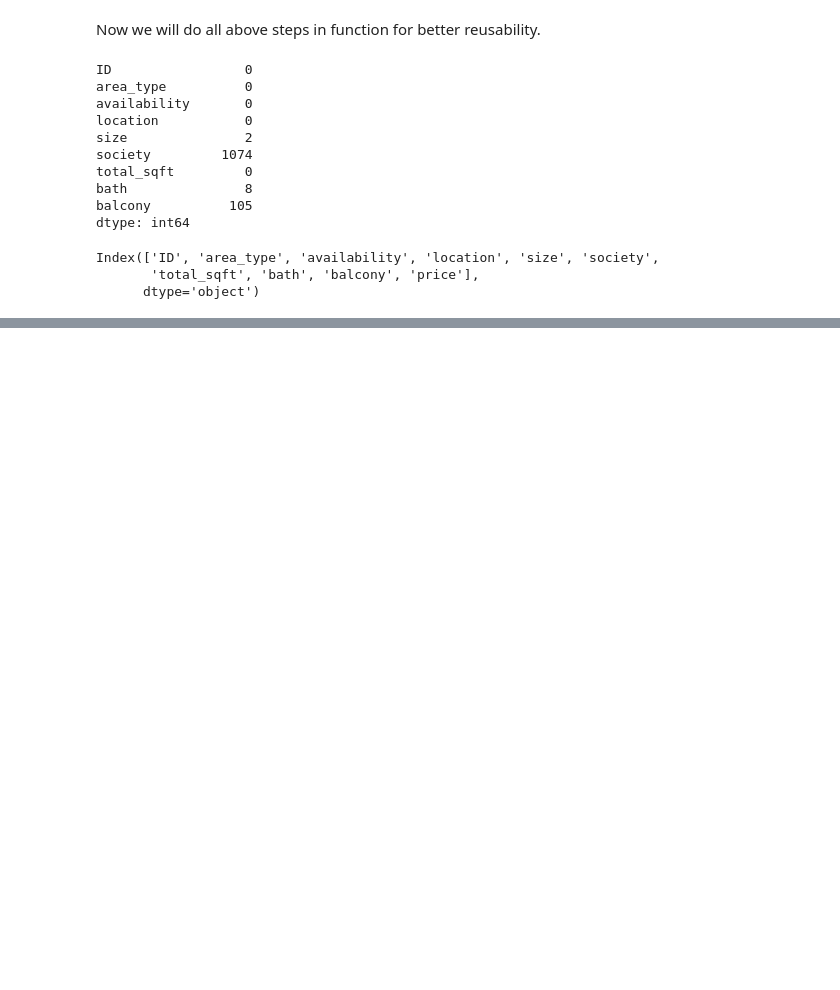
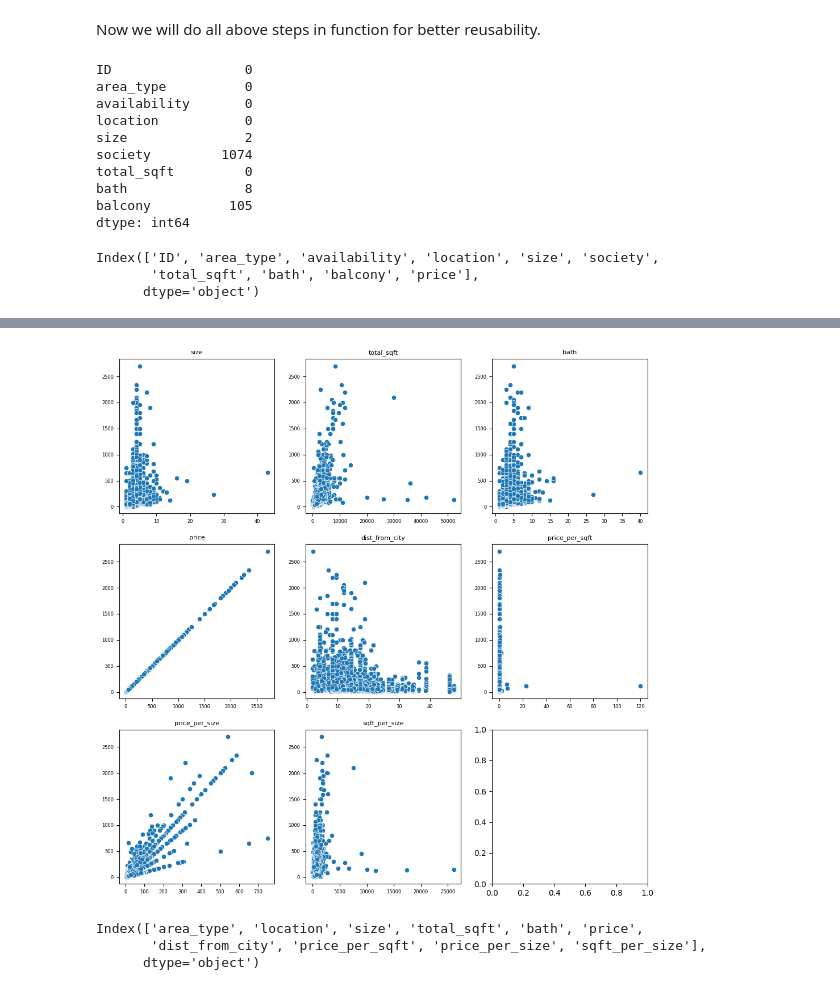
Before and after one commit to hegde-shashi/ML-Project, a Jupyter notebook: House_Price_Prediction.ipynb, the cells around one changed output, grey strips where cells are left out. Drawn from its saved outputs; the diff is of its cells as text; code cells hidden in the pictures; blank space fills up the shorter version.

```diff
--- a/House_Price_Prediction.ipynb
+++ b/House_Price_Prediction.ipynb
@@ -574,0 +1140,23 @@ False
+# %%
+num_df = train_df_copy.select_dtypes(exclude='object')
+
+fig, axes = plt.subplots(3, 3, figsize=(12,12))
+axes = axes.flatten()
+
+for i, val in enumerate(num_df.columns):
+    ax = axes[i]
+    sns.scatterplot(x=num_df[val], y=num_df['price'], ax=ax)
+    ax.tick_params(axis='x', labelsize=6)
+    ax.tick_params(axis='y', labelsize=6)
+    ax.set_title(val, fontsize=8)
+    ax.set_xlabel("")
+    ax.set_ylabel("")
+plt.show()
+# %% [output]
+[figure, added]
+# %%
+train_df_copy.columns
+# %% [output]
+Index(['area_type', 'location', 'size', 'total_sqft', 'bath', 'price',
+       'dist_from_city', 'price_per_sqft', 'price_per_size', 'sqft_per_size'],
+      dtype='object')
```
Also changed, not shown: parts of 126 cells of this notebook, 9 other files.
